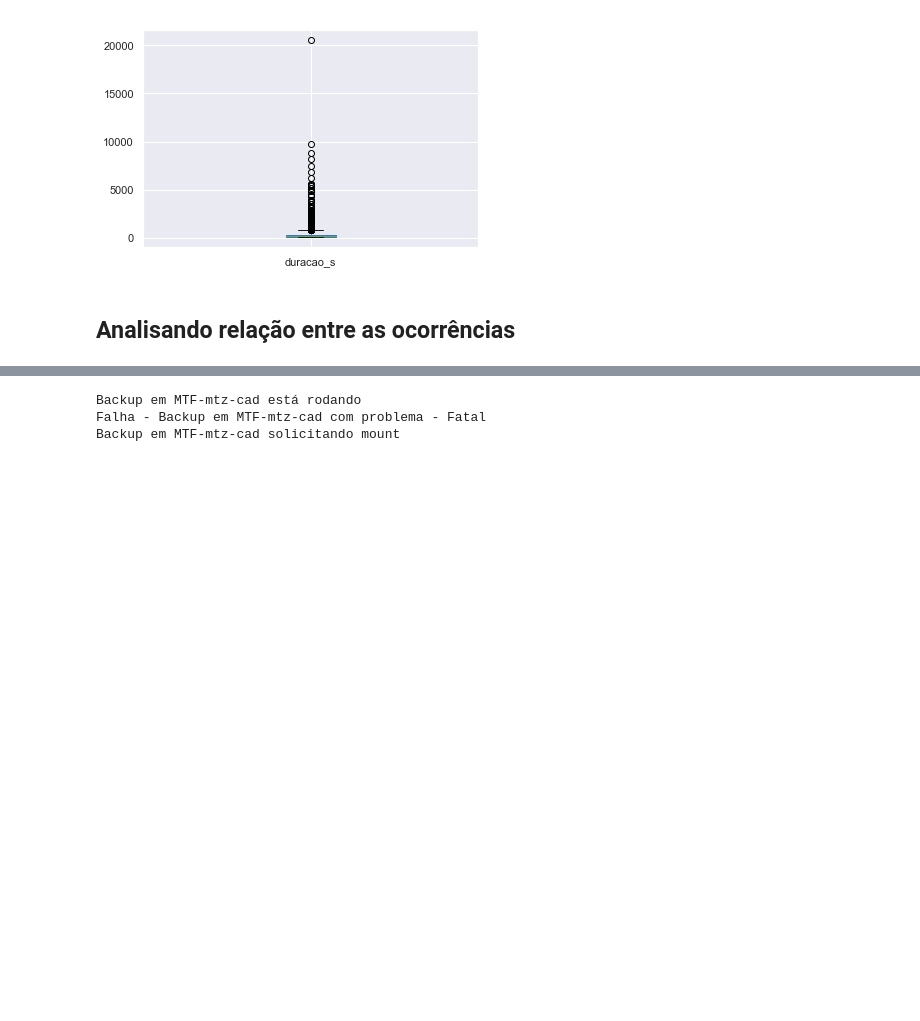
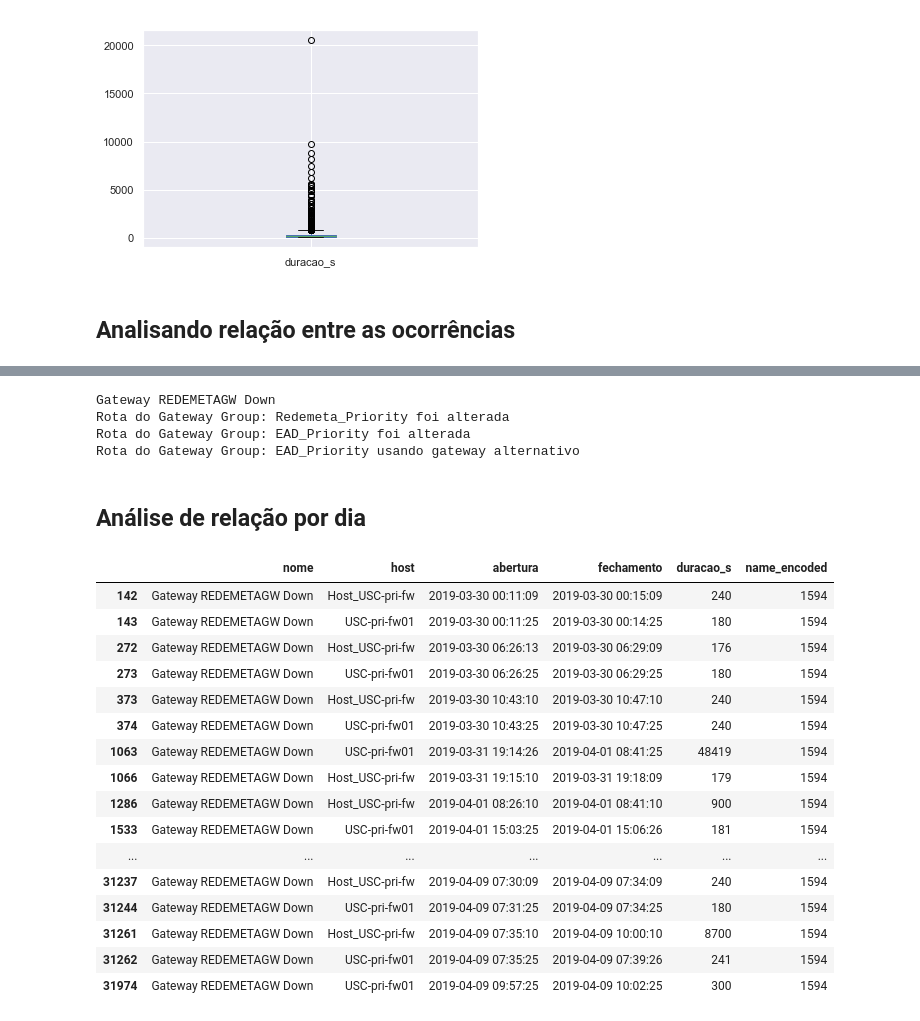
Before and after one commit to michaeloc/data_analysis_server_log, a Jupyter notebook: Analise_Ocorrencias.ipynb, the cells around one changed output, grey strips where cells are left out. Drawn from its saved outputs; the diff is of its cells as text; code cells hidden in the pictures; blank space fills up the shorter version.

```diff
--- a/Analise_Ocorrencias.ipynb
+++ b/Analise_Ocorrencias.ipynb
@@ -187,9 +223,33 @@ run_analise_relacao(dict_ocorrencia, 732, 25)
 # %%
 # pra saber o nome do evento
-print(lbe.classes_[732])
-print(lbe.classes_[1295])
-print(lbe.classes_[733])
+print(lbe.classes_[1594])
+print(lbe.classes_[3355])
+print(lbe.classes_[3340])
+print(lbe.classes_[3341])
 # %% [output]
-Backup em MTF-mtz-cad está rodando
-Falha - Backup em MTF-mtz-cad com problema - Fatal
-Backup em MTF-mtz-cad solicitando mount
+Gateway REDEMETAGW Down
+Rota do Gateway Group: Redemeta_Priority foi alterada
+Rota do Gateway Group: EAD_Priority foi alterada
+Rota do Gateway Group: EAD_Priority usando gateway alternativo
+# %% [markdown]
+## Análise de relação por dia
+# %%
+table.query('name_encoded in [1594]')
+# %% [output]
+|  | nome | host | abertura | fechamento | duracao_s | name_encoded |
+| 142 | Gateway REDEMETAGW Down | Host_USC-pri-fw | 2019-03-30 00:11:09 | 2019-03-30 00:15:09 | 240 | 1594 |
+| 143 | Gateway REDEMETAGW Down | USC-pri-fw01 | 2019-03-30 00:11:25 | 2019-03-30 00:14:25 | 180 | 1594 |
+| 272 | Gateway REDEMETAGW Down | Host_USC-pri-fw | 2019-03-30 06:26:13 | 2019-03-30 06:29:09 | 176 | 1594 |
+| 273 | Gateway REDEMETAGW Down | USC-pri-fw01 | 2019-03-30 06:26:25 | 2019-03-30 06:29:25 | 180 | 1594 |
+| 373 | Gateway REDEMETAGW Down | Host_USC-pri-fw | 2019-03-30 10:43:10 | 2019-03-30 10:47:10 | 240 | 1594 |
+| 374 | Gateway REDEMETAGW Down | USC-pri-fw01 | 2019-03-30 10:43:25 | 2019-03-30 10:47:25 | 240 | 1594 |
+| 1063 | Gateway REDEMETAGW Down | USC-pri-fw01 | 2019-03-31 19:14:26 | 2019-04-01 08:41:25 | 48419 | 1594 |
+| 1066 | Gateway REDEMETAGW Down | Host_USC-pri-fw | 2019-03-31 19:15:10 | 2019-03-31 19:18:09 | 179 | 1594 |
+| 1286 | Gateway REDEMETAGW Down | Host_USC-pri-fw | 2019-04-01 08:26:10 | 2019-04-01 08:41:10 | 900 | 1594 |
+| 1533 | Gateway REDEMETAGW Down | USC-pri-fw01 | 2019-04-01 15:03:25 | 2019-04-01 15:06:26 | 181 | 1594 |
+| ... | ... | ... | ... | ... | ... | ... |
+| 31237 | Gateway REDEMETAGW Down | Host_USC-pri-fw | 2019-04-09 07:30:09 | 2019-04-09 07:34:09 | 240 | 1594 |
+| 31244 | Gateway REDEMETAGW Down | USC-pri-fw01 | 2019-04-09 07:31:25 | 2019-04-09 07:34:25 | 180 | 1594 |
+| 31261 | Gateway REDEMETAGW Down | Host_USC-pri-fw | 2019-04-09 07:35:10 | 2019-04-09 10:00:10 | 8700 | 1594 |
+| 31262 | Gateway REDEMETAGW Down | USC-pri-fw01 | 2019-04-09 07:35:25 | 2019-04-09 07:39:26 | 241 | 1594 |
+| 31974 | Gateway REDEMETAGW Down | USC-pri-fw01 | 2019-04-09 09:57:25 | 2019-04-09 10:02:25 | 300 | 1594 |
```
Also changed, not shown: parts of 9 cells of this notebook.
